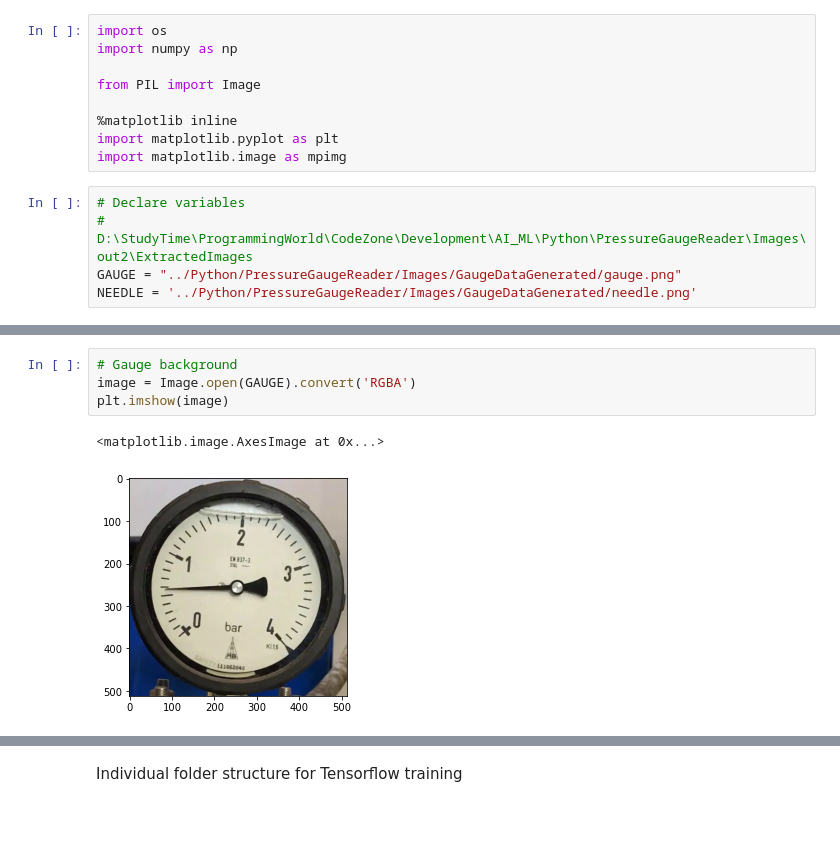
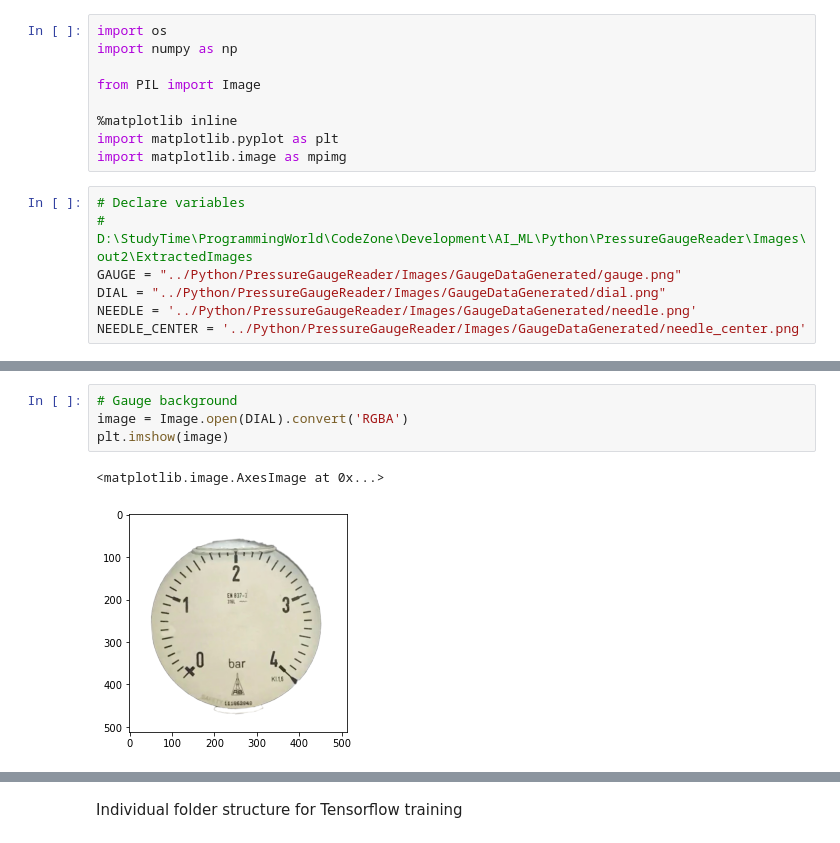
Before and after one commit to kunalvaibhav/Artifacts, a Jupyter notebook: Gauge/Gauge_github.ipynb, the cells around one changed output, grey strips where cells are left out. Saved outputs shown, nothing was run; the diff lists cells and outputs as text.

Commit message:
gauge images and preprocessing from github ref

```diff
--- a/Gauge/Gauge_github.ipynb
+++ b/Gauge/Gauge_github.ipynb
@@ -15,7 +15,9 @@ import matplotlib.image as mpimg
 # Declare variables
 # D:\StudyTime\ProgrammingWorld\CodeZone\Development\AI_ML\Python\PressureGaugeReader\Images\out2\ExtractedImages
 GAUGE = "../Python/PressureGaugeReader/Images/GaugeDataGenerated/gauge.png"
+DIAL = "../Python/PressureGaugeReader/Images/GaugeDataGenerated/dial.png"
 NEEDLE = '../Python/PressureGaugeReader/Images/GaugeDataGenerated/needle.png'
+NEEDLE_CENTER = '../Python/PressureGaugeReader/Images/GaugeDataGenerated/needle_center.png'
 # %% [markdown]
 Synthetic Images - Correct Needle placement
 
@@ -50,7 +49,7 @@ plt.imshow(image_rot_360)
 # %%
 # Gauge background
-image = Image.open(GAUGE).convert('RGBA')
+image = Image.open(DIAL).convert('RGBA')
 plt.imshow(image)
 # %% [output]
 <matplotlib.image.AxesImage at 0x...>
-[figure, old version]
+[figure, new version]
```
Also changed, not shown: parts of 11 cells of this notebook, 11 other files.
